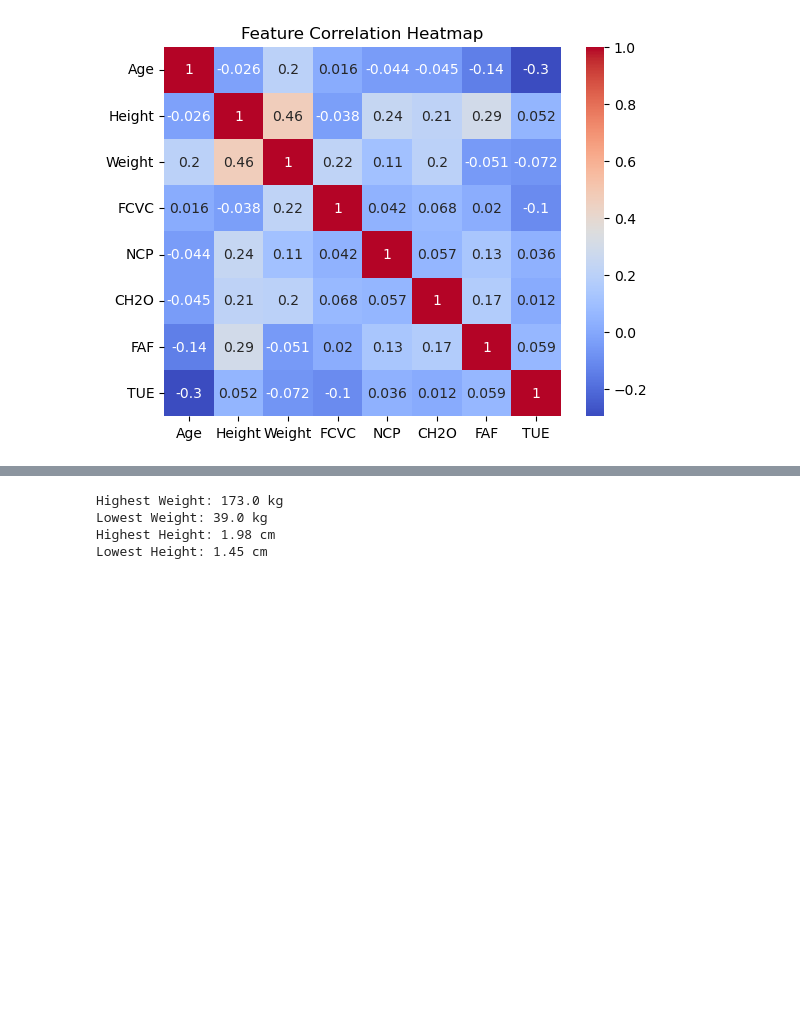
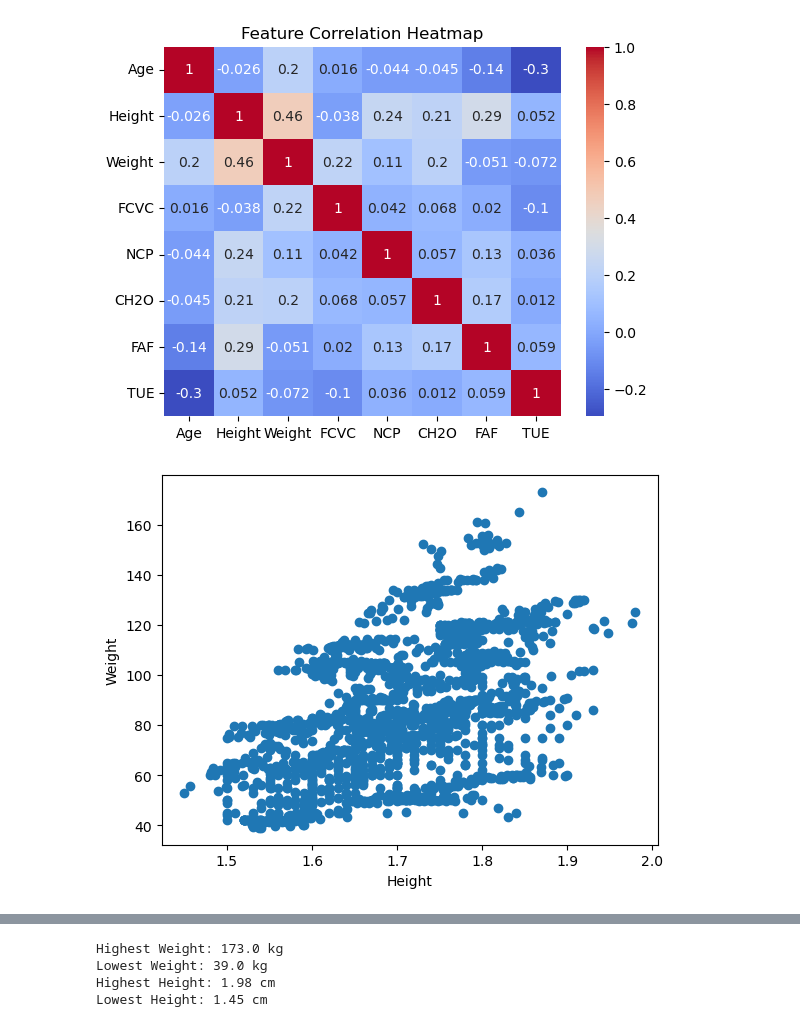
Before and after one commit to jiayuuu64/streamlit-obesity, a Jupyter notebook: obesity.ipynb, the cells around one changed output, grey strips where cells are left out. Saved outputs shown, nothing was run; the diff lists cells and outputs as text; code cells hidden in the pictures; blank space fills up the shorter version.

```diff
--- a/obesity.ipynb
+++ b/obesity.ipynb
@@ -44,3 +82,10 @@ plt.title('Feature Correlation Heatmap')
 plt.show()
 # %% [output]
 [figure]
+# %%
+plt.scatter(df['Height'], df['Weight'])
+plt.xlabel('Height')
+plt.ylabel('Weight')
+plt.show()
+# %% [output]
+[figure, added]
```
Also changed, not shown: parts of 15 cells of this notebook, 2 other files.
